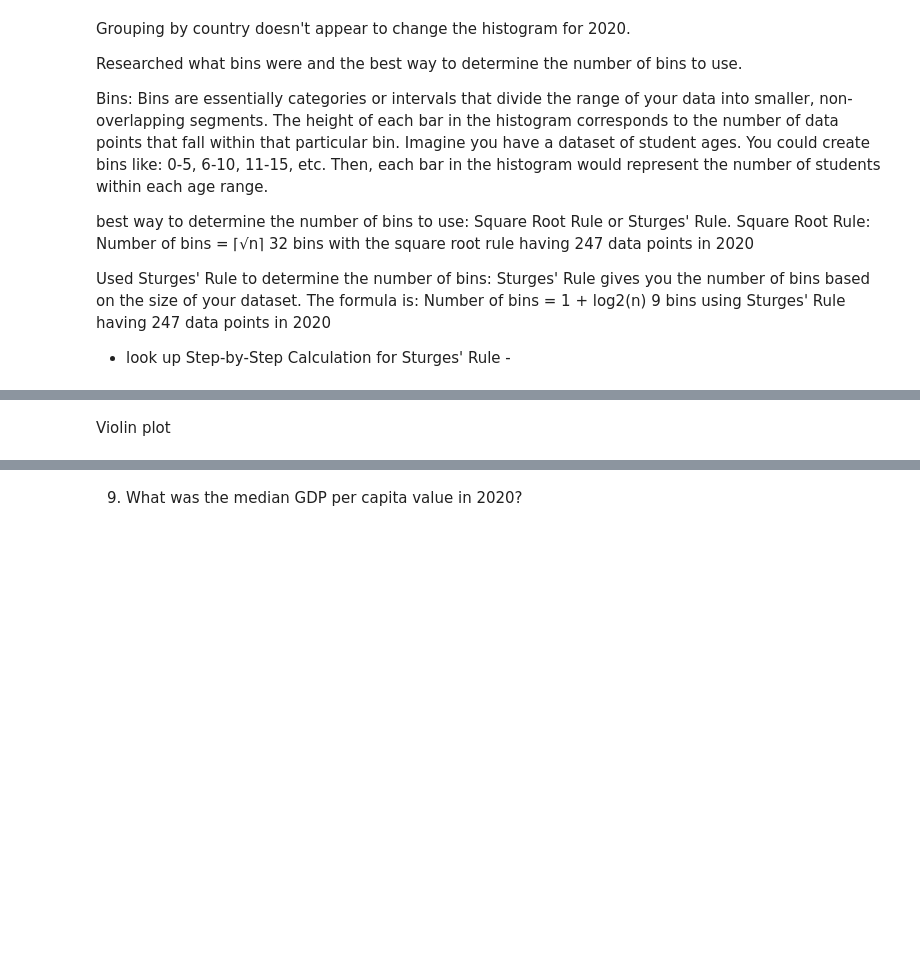
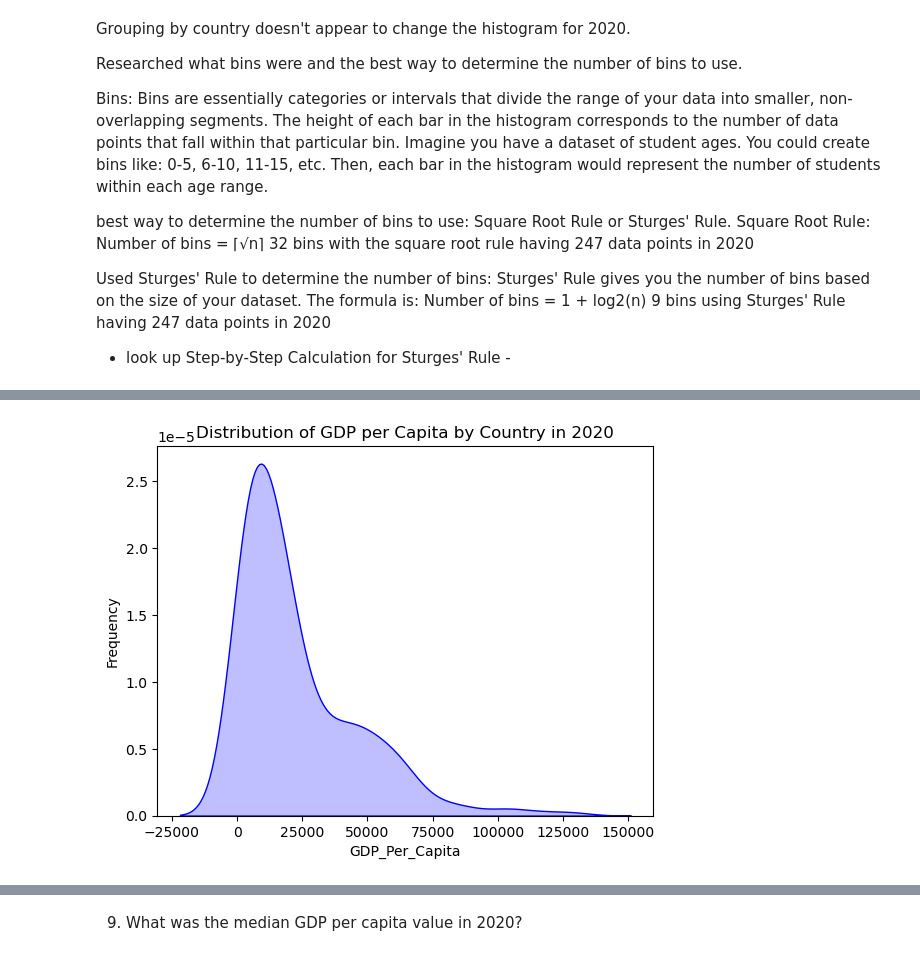
Before and after one commit to NSS-Data-Analytics-Cohort-14/gdp-and-internet-usage-Hannah00Donnelly, a Jupyter notebook: notebooks/gdp_internet_hdonnelly.ipynb, the cells around one changed output, grey strips where cells are left out. Drawn from its saved outputs; the diff is of its cells as text; code cells hidden in the pictures; blank space fills up the shorter version.

```diff
--- a/notebooks/gdp_internet_hdonnelly.ipynb
+++ b/notebooks/gdp_internet_hdonnelly.ipynb
@@ -225,2 +234,10 @@ Density plot
-# %% [markdown]
-Violin plot
+# %%
+sns.kdeplot(gdp_df[gdp_df['Year'] == 2020]['GDP_Per_Capita'], color='blue', fill=True, bw_adjust=1)
+
+plt.xlabel('GDP_Per_Capita')
+plt.ylabel('Frequency')
+plt.title('Distribution of GDP per Capita by Country in 2020')
+
+plt.show()
+# %% [output]
+[figure, added]
```
Also changed, not shown: parts of 6 cells of this notebook.
